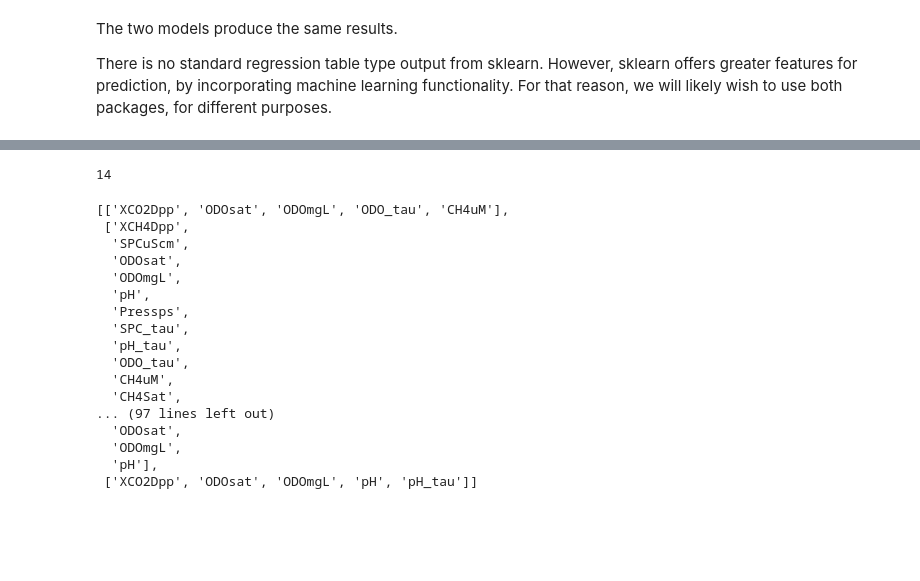
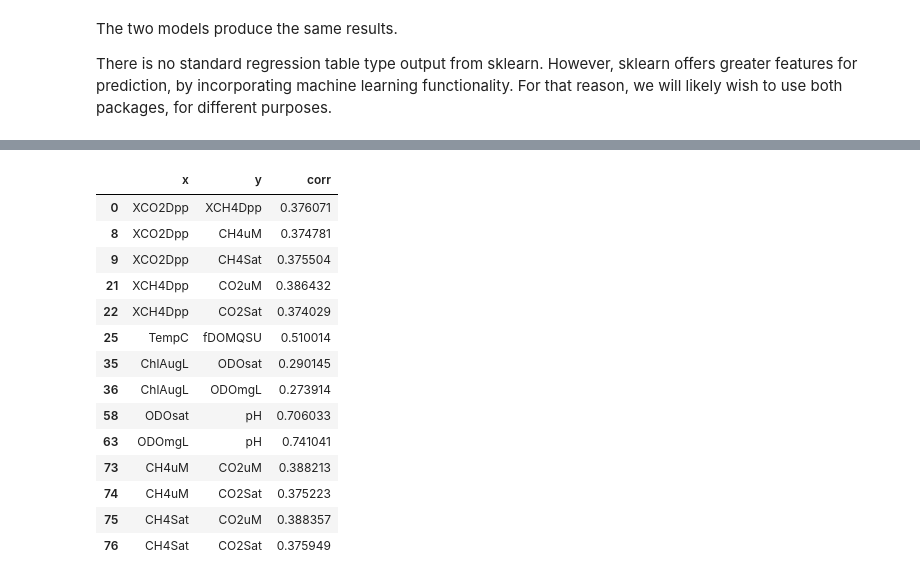
Before and after one commit to cmfeng/CSE599_Class_Project, a Jupyter notebook: Analysis/regression.ipynb, the cells around one changed output, grey strips where cells are left out. Saved outputs shown, nothing was run; the diff lists cells and outputs as text; code cells hidden in the pictures; blank space fills up the shorter version.

Commit message:
added find_correlations function

```diff
--- a/Analysis/regression.ipynb
+++ b/Analysis/regression.ipynb
@@ -14,4 +14,4 @@ Run the following command to install scipy and scikit-learn:
 Use the data cleaning package to import a data set:
 # %%
 from data_cleaning_utils import import_data
-dat = import_data('../Data/mississippi/pool82014-10-02cleaned.csv')
+dat = import_data('../Data/Test/pool82014-10-02cleaned_Subset.csv')
@@ -118,24 +62,21 @@ while i < len(setlist):
-# %%
-len(setlist)
-# %% [output]
-14
-# %%
-setlist
-# %% [output]
-[['XCO2Dpp', 'ODOsat', 'ODOmgL', 'ODO_tau', 'CH4uM'],
- ['XCH4Dpp',
-  'SPCuScm',
-  'ODOsat',
-  'ODOmgL',
-  'pH',
-  'Pressps',
-  'SPC_tau',
-  'pH_tau',
-  'ODO_tau',
-  'CH4uM',
-  'CH4Sat',
-... (97 lines left out)
-  'ODOsat',
-  'ODOmgL',
-  'pH'],
- ['XCO2Dpp', 'ODOsat', 'ODOmgL', 'pH', 'pH_tau']]
+# %%
+from regression import find_correlations
+import pandas as pd
+pairs = find_correlations(data=dat)
+pairs
+# %% [output]
+|  | x | y | corr |
+| 0 | XCO2Dpp | XCH4Dpp | 0.376071 |
+| 8 | XCO2Dpp | CH4uM | 0.374781 |
+| 9 | XCO2Dpp | CH4Sat | 0.375504 |
+| 21 | XCH4Dpp | CO2uM | 0.386432 |
+| 22 | XCH4Dpp | CO2Sat | 0.374029 |
+| 25 | TempC | fDOMQSU | 0.510014 |
+| 35 | ChlAugL | ODOsat | 0.290145 |
+| 36 | ChlAugL | ODOmgL | 0.273914 |
+| 58 | ODOsat | pH | 0.706033 |
+| 63 | ODOmgL | pH | 0.741041 |
+| 73 | CH4uM | CO2uM | 0.388213 |
+| 74 | CH4uM | CO2Sat | 0.375223 |
+| 75 | CH4Sat | CO2uM | 0.388357 |
+| 76 | CH4Sat | CO2Sat | 0.375949 |
```
Also changed, not shown: parts of 8 cells of this notebook, 1 other file.
